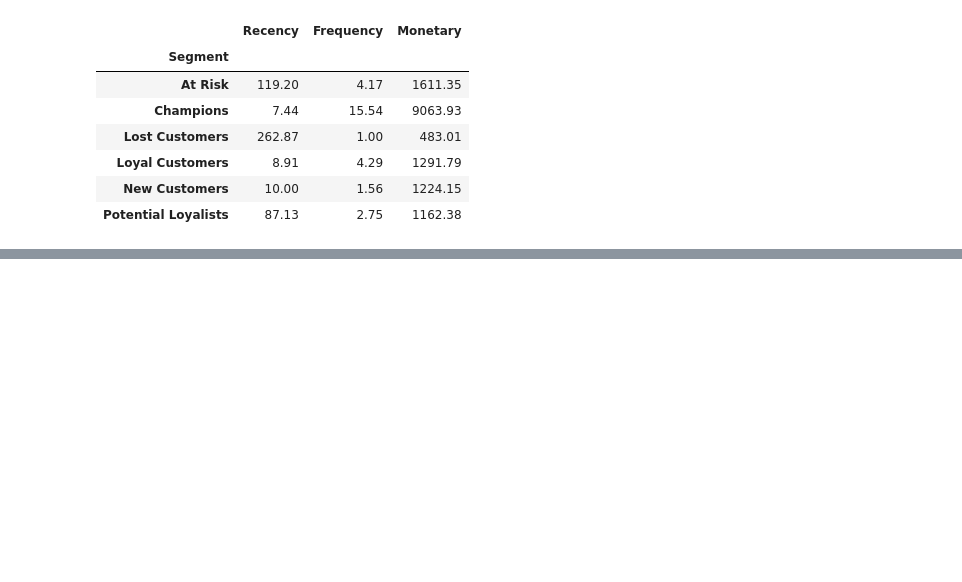
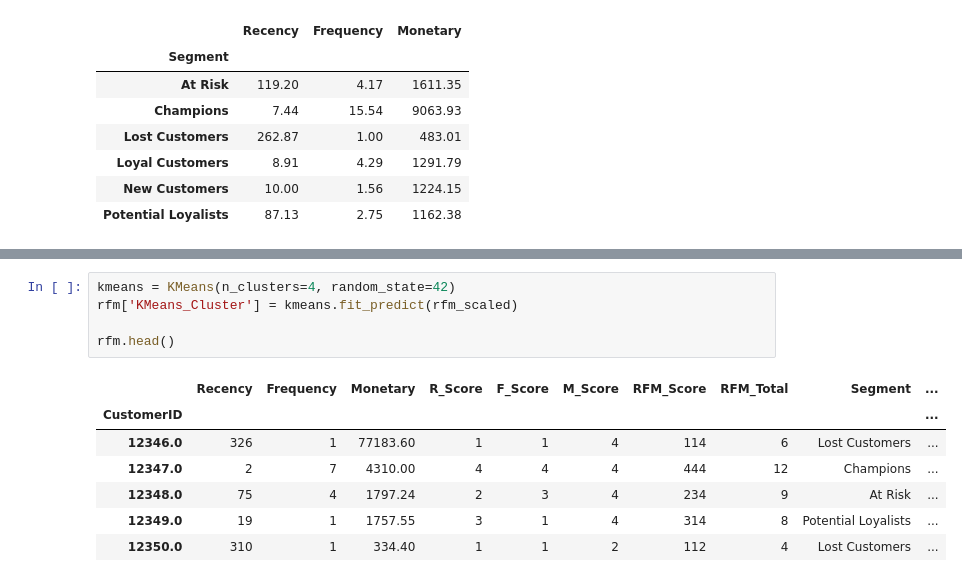
Before and after one commit to MadugulaHarika/customer-intelligence-segmentation, a Jupyter notebook: notebooks/01_EDA.ipynb, the cells around one changed output, grey strips where cells are left out. Saved outputs shown, nothing was run; the diff lists cells and outputs as text; blank space fills up the shorter version.

Commit message:
Updated final ML segmentation cells

```diff
--- a/notebooks/01_EDA.ipynb
+++ b/notebooks/01_EDA.ipynb
@@ -341,0 +402,13 @@ segment_summary
+# %%
+kmeans = KMeans(n_clusters=4, random_state=42)
+rfm['KMeans_Cluster'] = kmeans.fit_predict(rfm_scaled)
+
+rfm.head()
+# %% [output]
+|  | Recency | Frequency | Monetary | R_Score | F_Score | M_Score | RFM_Score | RFM_Total | Segment | ... |
+| CustomerID |  |  |  |  |  |  |  |  |  | ... |
+| 12346.0 | 326 | 1 | 77183.60 | 1 | 1 | 4 | 114 | 6 | Lost Customers | ... |
+| 12347.0 | 2 | 7 | 4310.00 | 4 | 4 | 4 | 444 | 12 | Champions | ... |
+| 12348.0 | 75 | 4 | 1797.24 | 2 | 3 | 4 | 234 | 9 | At Risk | ... |
+| 12349.0 | 19 | 1 | 1757.55 | 3 | 1 | 4 | 314 | 8 | Potential Loyalists | ... |
+| 12350.0 | 310 | 1 | 334.40 | 1 | 1 | 2 | 112 | 4 | Lost Customers | ... |
```
Also changed, not shown: parts of 8 cells of this notebook.
